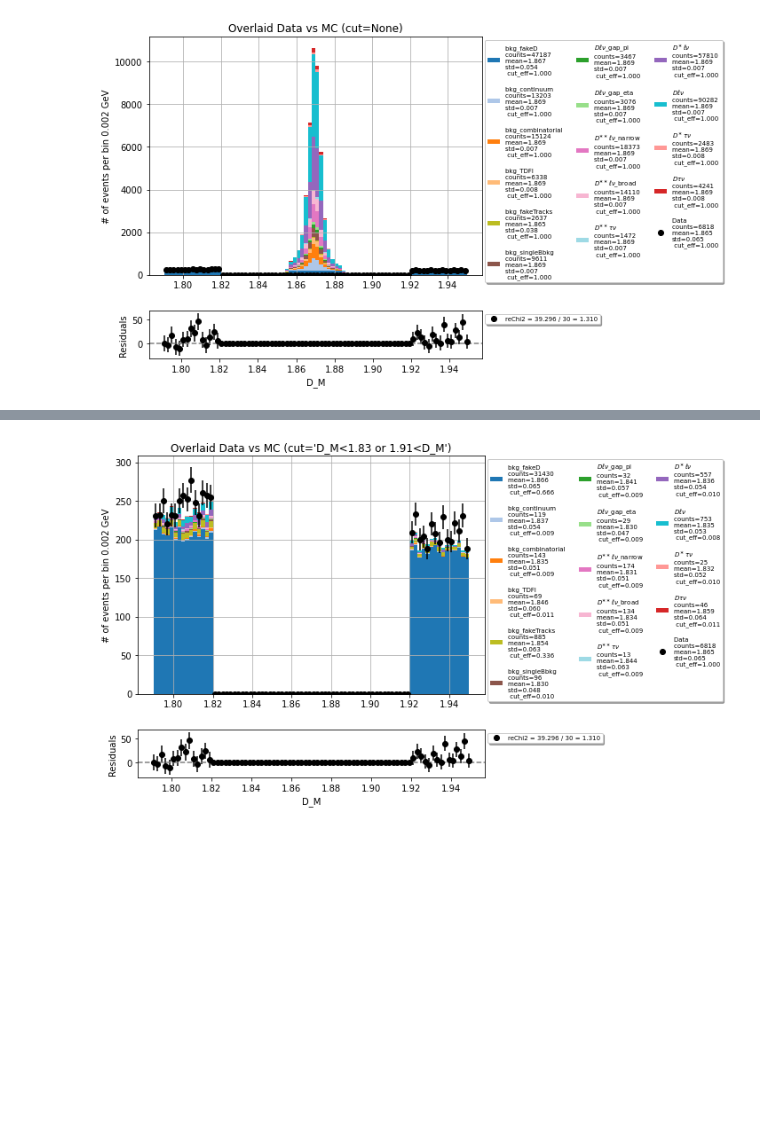
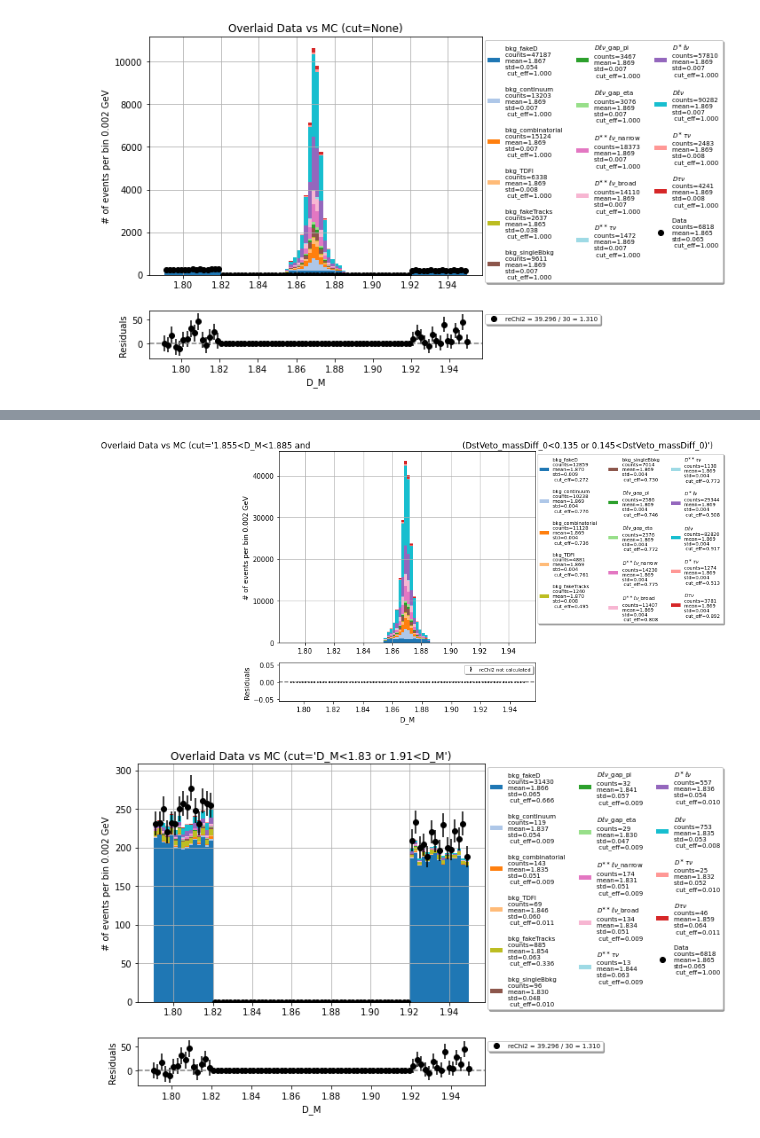
Before and after one commit to zjkjsd/inclusive_R_D, a Jupyter notebook: Notebooks/Plotting/1_PlotNtuple_signalRegion_e.ipynb, the cells around one changed output, grey strips where cells are left out. Cells and saved outputs as stored; diff of their text form; code cells hidden in the pictures; blank space fills up the shorter version.

```diff
--- a/Notebooks/Plotting/1_PlotNtuple_signalRegion_e.ipynb
+++ b/Notebooks/Plotting/1_PlotNtuple_signalRegion_e.ipynb
@@ -510,3 +492,13 @@ data_hist_all, mc_hist_all = mpl.plot_data_mc_stacked(variable='D_M',bins=b1,cut
+# %%
+b1 = np.linspace(1.79,1.95,81)
+data_hist_all, mc_hist_all = mpl.plot_data_mc_stacked(variable='D_M',bins=b1,cut='1.855<D_M<1.885 and \
+                                                        (DstVeto_massDiff_0<0.135 or 0.145<DstVeto_massDiff_0)',
+                                                      scale=[1,1],correction=False,
+                                                      data_sig_mask=True,
+                                                      mask=[],figsize=(10,6),ratio=False,
+                                                      legend_fs=7,legend_nc=3)
+# %% [output]
+[figure, added]
 # %%
 b1 = np.linspace(1.79,1.95,81)
 data_hist_all, mc_hist_all = mpl.plot_data_mc_stacked(variable='D_M',bins=b1,cut='D_M<1.83 or 1.91<D_M',
```
Also changed, not shown: parts of 14 cells of this notebook, 10 other files.
